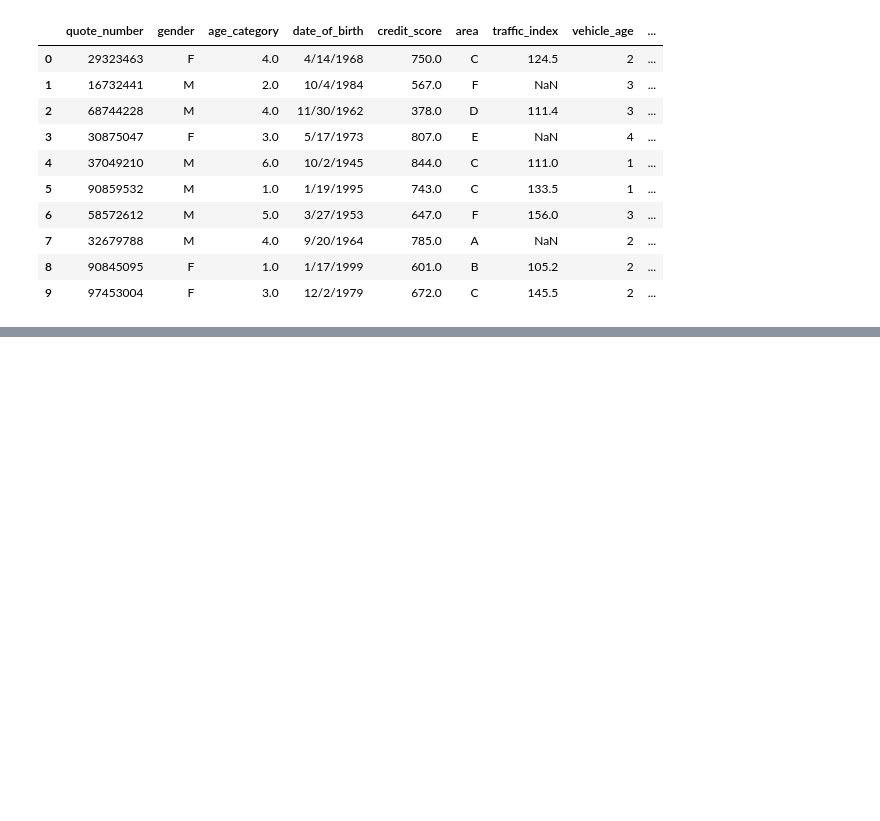
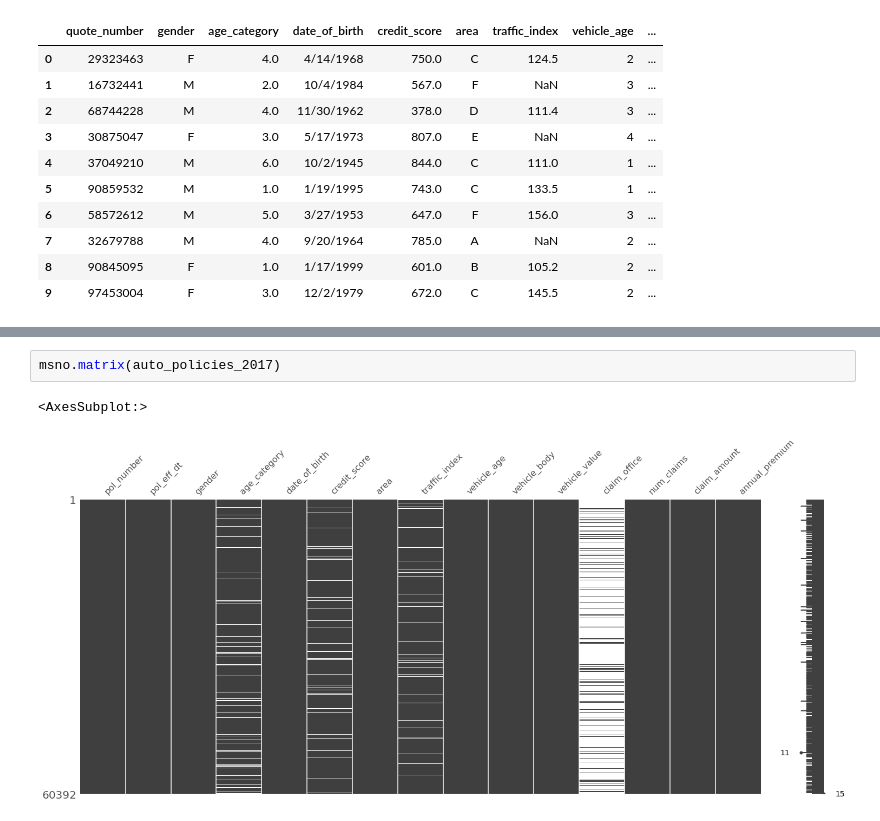
Before and after one commit to suhitasva/Auto_Insurance_Study, a Jupyter notebook: case_study_code_file.ipynb, the cells around one changed output, grey strips where cells are left out. Drawn from its saved outputs; the diff is of its cells as text; blank space fills up the shorter version.

```diff
--- a/case_study_code_file.ipynb
+++ b/case_study_code_file.ipynb
@@ -98,0 +196,5 @@ auto_potential_2018.head(10)
+# %%
+msno.matrix(auto_policies_2017)
+# %% [output]
+<AxesSubplot:>
+[figure, added]
```
Also changed, not shown: parts of 14 cells of this notebook.
